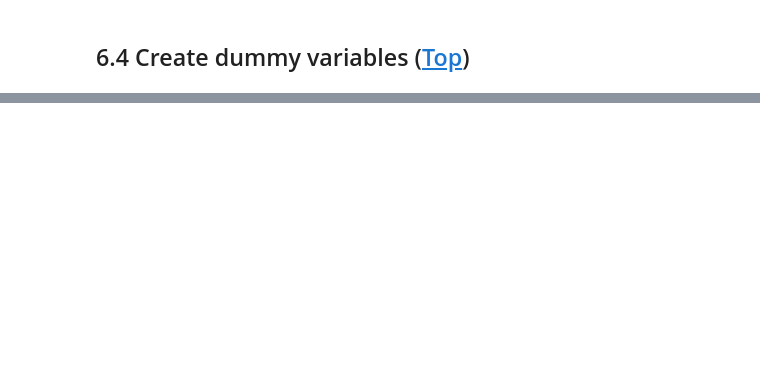
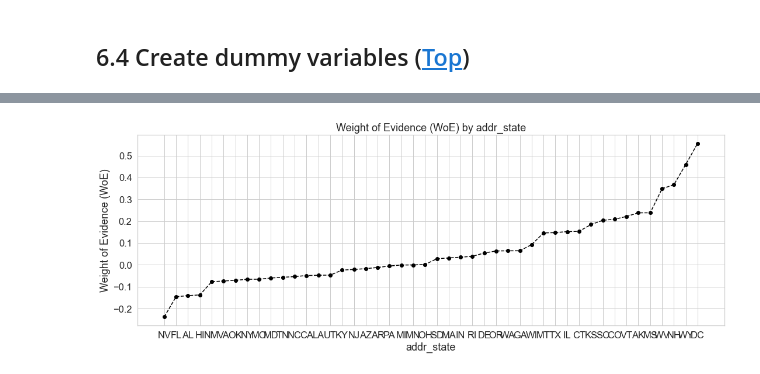
Before and after one commit to ai-portfolio/credit_risk_modeling, a Jupyter notebook: lib/notebooks/1.0_credit_risk_modeling_eda_ng.ipynb, the cells around one changed output, grey strips where cells are left out. Cells and saved outputs as stored; diff of their text form; code cells hidden in the pictures; blank space fills up the shorter version.

```diff
--- a/lib/notebooks/1.0_credit_risk_modeling_eda_ng.ipynb
+++ b/lib/notebooks/1.0_credit_risk_modeling_eda_ng.ipynb
@@ -857,0 +902,3 @@ df_inputs_preproc['home ownership: RENT_OTHER_NONE_ANY'] = sum([df_inputs_prepro
+# %%
+# Calculate weight of evidence of address state values
+df_temp = woe_discrete(df_inputs_preproc, 'addr_state', df_targets_preproc)
@@ -857,0 +936,8 @@ df_inputs_preproc['home ownership: RENT_OTHER_NONE_ANY'] = sum([df_inputs_prepro
+# %%
+# Lowest and highest weight of evidence states have very few observations so it makes
+# no sense to keep them as separate categories
+
+# Visualize the weight of evidence of address state without the top and bottom 2 states
+plot_by_woe(df_temp.iloc[2: -2, :])
+# %% [output]
+[figure, added]
```
Also changed, not shown: parts of 20 cells of this notebook.
